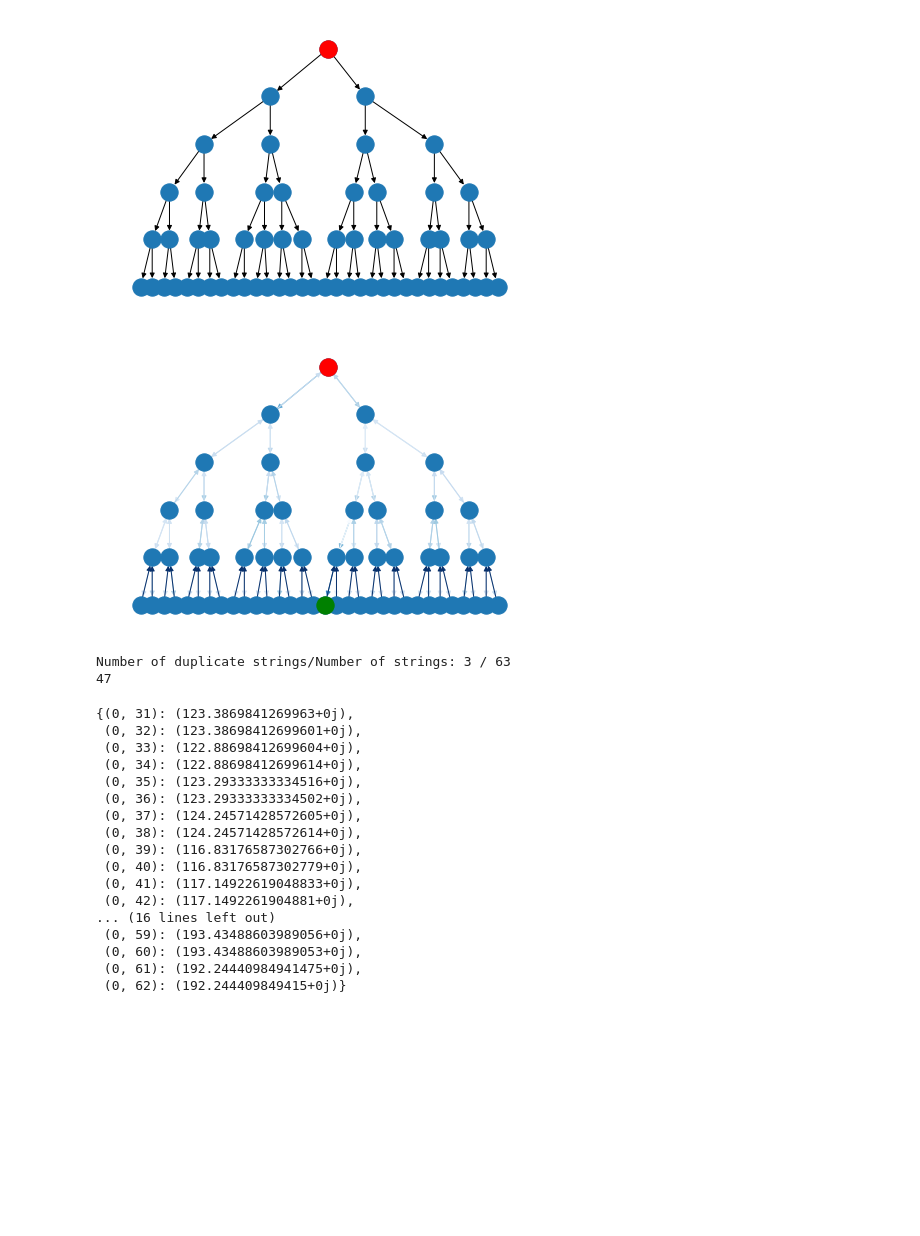
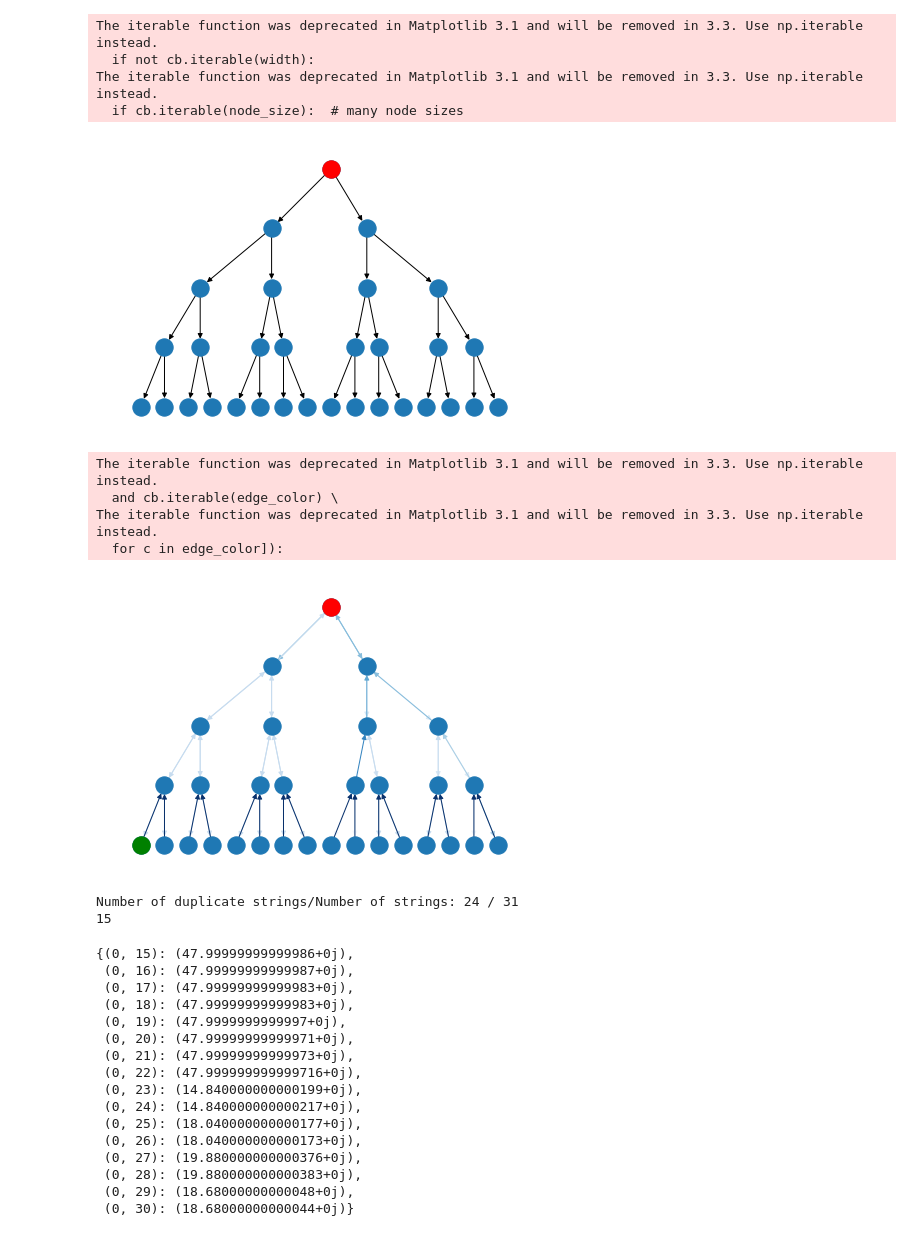
Before and after one commit to YPFoerster/pattern_walker, a Jupyter notebook: demonstrator.ipynb, the cells around one changed output. Cells and saved outputs as stored; diff of their text form; code cells hidden in the pictures; blank space fills up the shorter version.

Commit message:
Playing checking sense about distance distributions in the graph. Moved whole directory as well.

```diff
--- a/demonstrator.ipynb
+++ b/demonstrator.ipynb
@@ -7,7 +7,7 @@ import matplotlib.pyplot as plt
 from networkx.drawing.nx_agraph import write_dot, graphviz_layout
 # %%
 offspring_factor=2
-height=5
+height=4
 H=nx.generators.classic.balanced_tree(offspring_factor,height)
 root=utils.list_degree_nodes(H,offspring_factor,1)[0]
 H,_=utils.directify(H,root)
@@ -16,13 +16,20 @@ nx.draw(H,pos)
 nx.draw_networkx_nodes(H,pos,nodelist=[root],node_color='r')
 plt.show()
 # %% [output]
+The iterable function was deprecated in Matplotlib 3.1 and will be removed in 3.3. Use np.iterable instead.
+  if not cb.iterable(width):
+The iterable function was deprecated in Matplotlib 3.1 and will be removed in 3.3. Use np.iterable instead.
+  if cb.iterable(node_size):  # many node sizes
-[figure, old version]
+[figure, new version]
 # %%
 #G=utils.random_dag(10,20)
 #root=np.random.choice(utils.sources(G))pos=graphviz_layout(G,prog='dot')
 #nx.draw(G,pos)
 #nx.draw_networkx_nodes(G,pos,nodelist=[root],node_color='r')
 #plt.show()
+# %%
+def metric(*args):
+    return rw.hamming_dist(*args)**2
 # %%
 def show_pattern_deco(func):
     def wrapper(*args,**kwargs):
@@ -32,38 +39,41 @@ def show_pattern_deco(func):
     return wrapper
 #rw.mutate_pattern=show_pattern_deco(rw.mutate_pattern)
 # %%
-G=rw.patternWalker(H,root,15,0.2)
+G=rw.patternWalker(H,root,15,0.01,metric=metric)
 G.set_weights()
 pos=graphviz_layout(G,prog='dot')
 (edges,weights) = zip(*nx.get_edge_attributes(G,'prob').items())
 nx.draw(G, pos, edgelist=edges, edge_color=weights, width=1.0, edge_cmap=plt.cm.Blues)
 nx.draw_networkx_nodes(G,pos,nodelist=[root],node_color='r')
 nx.draw_networkx_nodes(G,pos,nodelist=[G.target_node],node_color='g')
 plt.show()
 # %% [output]
+The iterable function was deprecated in Matplotlib 3.1 and will be removed in 3.3. Use np.iterable instead.
+  and cb.iterable(edge_color) \
+The iterable function was deprecated in Matplotlib 3.1 and will be removed in 3.3. Use np.iterable instead.
+  for c in edge_color]):
-[figure, old version]
+[figure, new version]
 # %%
 print('Number of duplicate strings/Number of strings:', G.num_pattern_duplicates(),'/',len(G))
 mfpts=utils.mfpt(G,[(root,b) for b in utils.leaves(G.hierarchy_backup)],'prob')
 print(G.target_node)
 mfpts
 # %% [output]
-Number of duplicate strings/Number of strings: 3 / 63
-47
+Number of duplicate strings/Number of strings: 24 / 31
+15
-{(0, 31): (123.3869841269963+0j),
- (0, 32): (123.38698412699601+0j),
- (0, 33): (122.88698412699604+0j),
- (0, 34): (122.88698412699614+0j),
- (0, 35): (123.29333333334516+0j),
- (0, 36): (123.29333333334502+0j),
- (0, 37): (124.24571428572605+0j),
- (0, 38): (124.24571428572614+0j),
- (0, 39): (116.83176587302766+0j),
- (0, 40): (116.83176587302779+0j),
- (0, 41): (117.14922619048833+0j),
- (0, 42): (117.1492261904881+0j),
-... (16 lines left out)
- (0, 59): (193.43488603989056+0j),
- (0, 60): (193.43488603989053+0j),
- (0, 61): (192.24440984941475+0j),
- (0, 62): (192.244409849415+0j)}
+{(0, 15): (47.99999999999986+0j),
+ (0, 16): (47.99999999999987+0j),
+ (0, 17): (47.99999999999983+0j),
+ (0, 18): (47.99999999999983+0j),
+ (0, 19): (47.9999999999997+0j),
+ (0, 20): (47.99999999999971+0j),
+ (0, 21): (47.99999999999973+0j),
+ (0, 22): (47.999999999999716+0j),
+ (0, 23): (14.840000000000199+0j),
+ (0, 24): (14.840000000000217+0j),
+ (0, 25): (18.040000000000177+0j),
+ (0, 26): (18.040000000000173+0j),
+ (0, 27): (19.880000000000376+0j),
+ (0, 28): (19.880000000000383+0j),
+ (0, 29): (18.68000000000048+0j),
+ (0, 30): (18.68000000000044+0j)}
```
Also changed, not shown: parts of 6 cells of this notebook, 13 other files.
